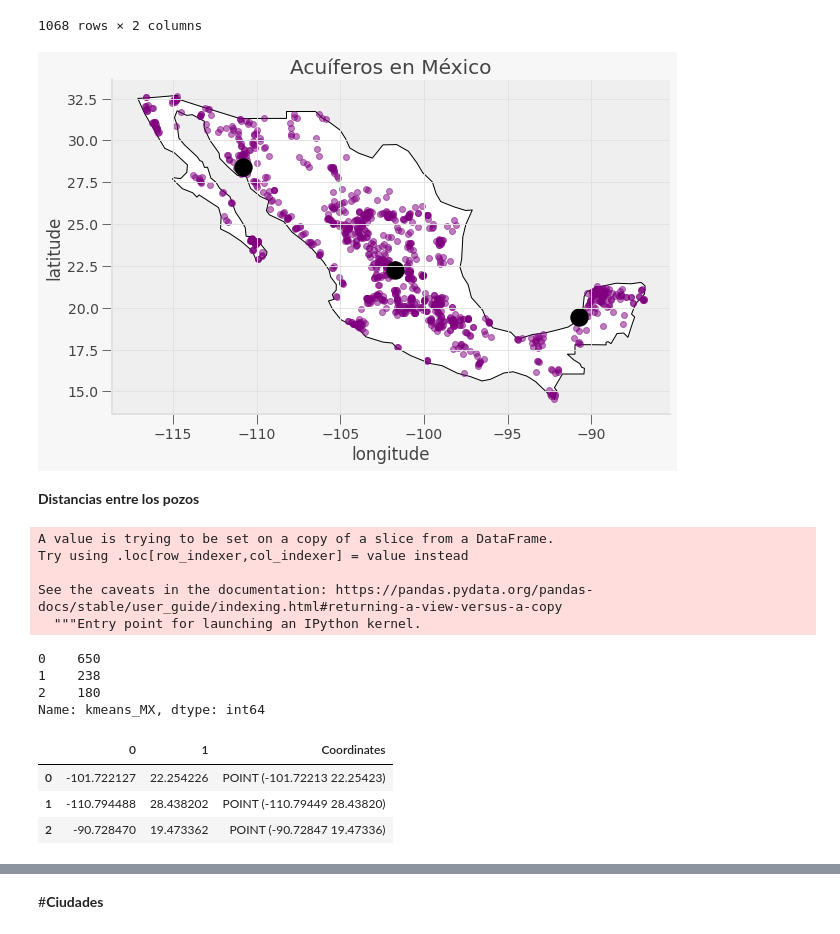
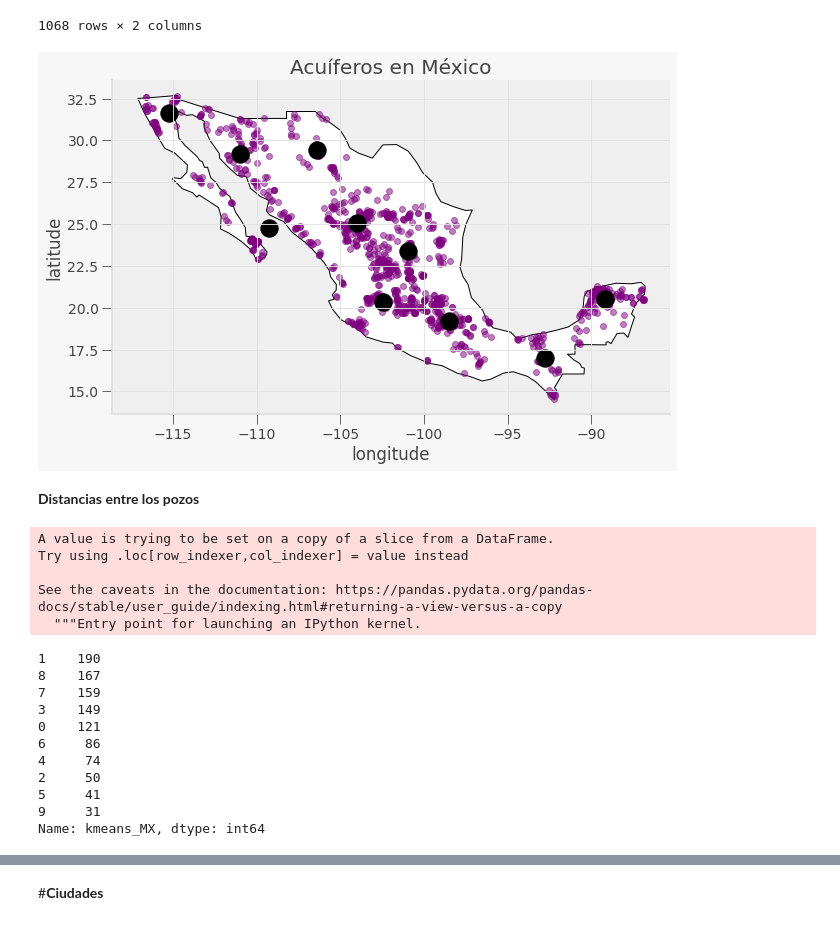
Before and after one commit to PosgradoMNA/actividades-del-projecto-equipo_98, a Jupyter notebook: Reto_DS_Parte_1.ipynb, the cells around one changed output, grey strips where cells are left out. Drawn from its saved outputs; the diff is of its cells as text; code cells hidden in the pictures.

```diff
--- a/Reto_DS_Parte_1.ipynb
+++ b/Reto_DS_Parte_1.ipynb
@@ -781,7 +781,7 @@ plt.show()
 Labels_X = df_sub[['LONGITUD', 'LATITUD']]
 
 #Número de clúster
-kmeans_mx = KMeans(n_clusters=3).fit(Labels_X)
+kmeans_mx = KMeans(n_clusters=10).fit(Labels_X)
 centroids = kmeans_mx.cluster_centers_ #se sacan los centroides
 labels = kmeans_mx.predict(Labels_X) #labels
 
@@ -792,7 +792,7 @@ C_MX = pd.DataFrame(Centroides) #convertirlo en DataFrame
 C_MX["Coordinates"] = list(zip(C_MX[0], C_MX[1])) #lo convierte en lista
 C_MX["Coordinates"] = C_MX["Coordinates"].apply(Point) #lo convierte en puntos para gráficar
 
-puntos_centroides = gpd.GeoDataFrame(C_MX, geometry="Coordinates")
-puntos_centroides
+point_center = gpd.GeoDataFrame(C_MX, geometry="Coordinates")
+point_center
 # %% [output]
 |  | 0 | 1 | Coordinates |
@@ -844,24 +851,24 @@ sem_map
 # %%
 fig, gax = plt.subplots(figsize=(10,10))
 
 world.query("name == 'Mexico'").plot(ax=gax, edgecolor='black',color='white')
 
 # This plot the cities. It's the same syntax, but we are plotting from a different GeoDataFrame.
 # I want the cities as pale red dots.
 
 puntos_coordsub.plot(ax=gax, color='purple', alpha = 0.5)
-puntos_centroides.plot(ax=gax, color='black', alpha = 1, markersize = 300)
+point_center.plot(ax=gax, color='black', alpha = 1, markersize = 300)
 
 gax.set_xlabel('longitude')
 gax.set_ylabel('latitude')
 gax.set_title('Acuíferos en México')
 
 gax.spines['top'].set_visible(False)
 gax.spines['right'].set_visible(False)
 
 plt.show()
 # %% [output]
-[figure, old version]
+[figure, new version]
 # %% [markdown]
 **Distancias entre los pozos**
 # %%
@@ -873,14 +880,14 @@ Try using .loc[row_indexer,col_indexer] = value instead
 
 See the caveats in the documentation: https://pandas.pydata.org/pandas-docs/stable/user_guide/indexing.html#returning-a-view-versus-a-copy
   """Entry point for launching an IPython kernel.
-0    650
-1    238
-2    180
+1    190
+8    167
+7    159
+3    149
+0    121
+6     86
+4     74
+2     50
+5     41
+9     31
 Name: kmeans_MX, dtype: int64
-# %%
-puntos_centroides
-# %% [output]
-|  | 0 | 1 | Coordinates |
-| 0 | -101.722127 | 22.254226 | POINT (-101.72213 22.25423) |
-| 1 | -110.794488 | 28.438202 | POINT (-110.79449 28.43820) |
-| 2 | -90.728470 | 19.473362 | POINT (-90.72847 19.47336) |
```
Also changed, not shown: parts of 22 cells of this notebook.
